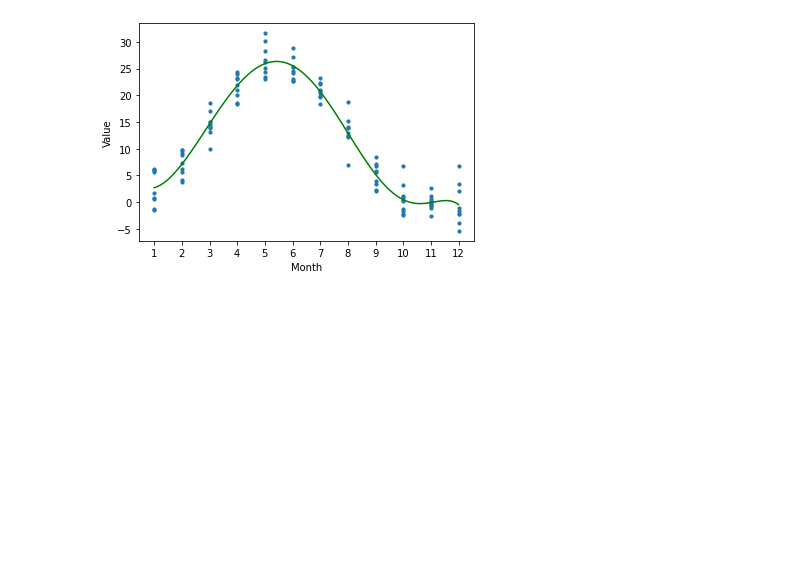
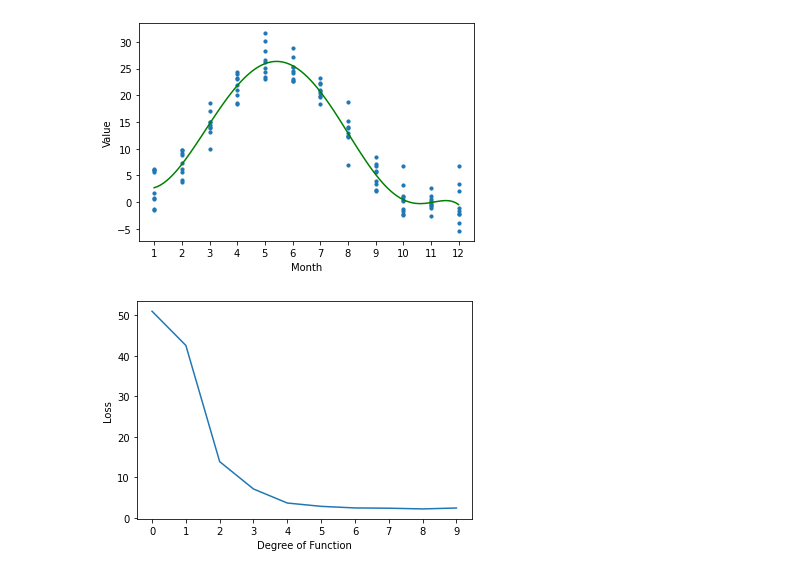
Before and after one commit to ritvikgupta199/ELL409-Assignment-1, a Jupyter notebook: time_series/analysis.ipynb, the cells around one changed output. Saved outputs shown, nothing was run; the diff lists cells and outputs as text; code cells hidden in the pictures; blank space fills up the shorter version.

```diff
--- a/time_series/analysis_2.ipynb
+++ b/time_series/analysis.ipynb
@@ -37,8 +48,0 @@ m_avg = [np.array(m).mean() for m in m_avg]
-# %%
-num_yrs, start_yr = 11, 2004
-x_yr = [xi.year for xi in x]
-yr_avg = [[] for i in range(num_yrs)]
-
-for (yr, y_out) in zip(x_yr, y):
-    yr_avg[yr-start_yr].append(y_out)
-yr_avg = [np.array(yr).mean() for yr in yr_avg]
@@ -61,17 +49,11 @@ plt.show()
 # %%
-def get_output_from_weights(x, weights):
-    tokens = weights.split(',')
-    weights = np.array([float(wt) for wt in tokens])
-    deg = len(weights)
-    y = np.matmul(x.reshape(-1,1).repeat(deg, 1)**np.arange(deg).reshape(1,-1), weights)
-    return y
-
-wts_file = 'log_wts.txt'
+# For Plot of curve fitted on monthly data
+wts_file = 'weights_1.txt'
 f = open(os.path.join(log_path, wts_file), 'r')
 x, fx = np.linspace(1, 12, 100), []
 
 for line in f.readlines():
-    y_out = get_output_from_weights(x, line.strip())
+    y_out = utils.get_output_from_weights(x, line.strip())
     fx.append(y_out)
 f.close()
 fx = np.array(fx).reshape(-1)
@@ -83,3 +65,21 @@ plt.xticks(np.arange(1,13))
 plt.show()
 # %% [output]
 [figure]
+# %%
+# For plot of loss v/s degree of function
+loss_file = 'deg_loss.txt'
+f = open(os.path.join(log_path, loss_file), 'r')
+d, loss = [], []
+
+for line in f.readlines():
+    tokens = line.strip().split()
+    d.append(int(tokens[1][:-1]))
+    loss.append(float(tokens[-1]))
+
+plt.plot(d, loss)
+plt.xticks(range(len(d)))
+plt.xlabel('Degree of Function')
+plt.ylabel('Loss')
+plt.show()
+# %% [output]
+[figure, added]
```
Also changed, not shown: parts of 4 cells of this notebook, 6 other files.
